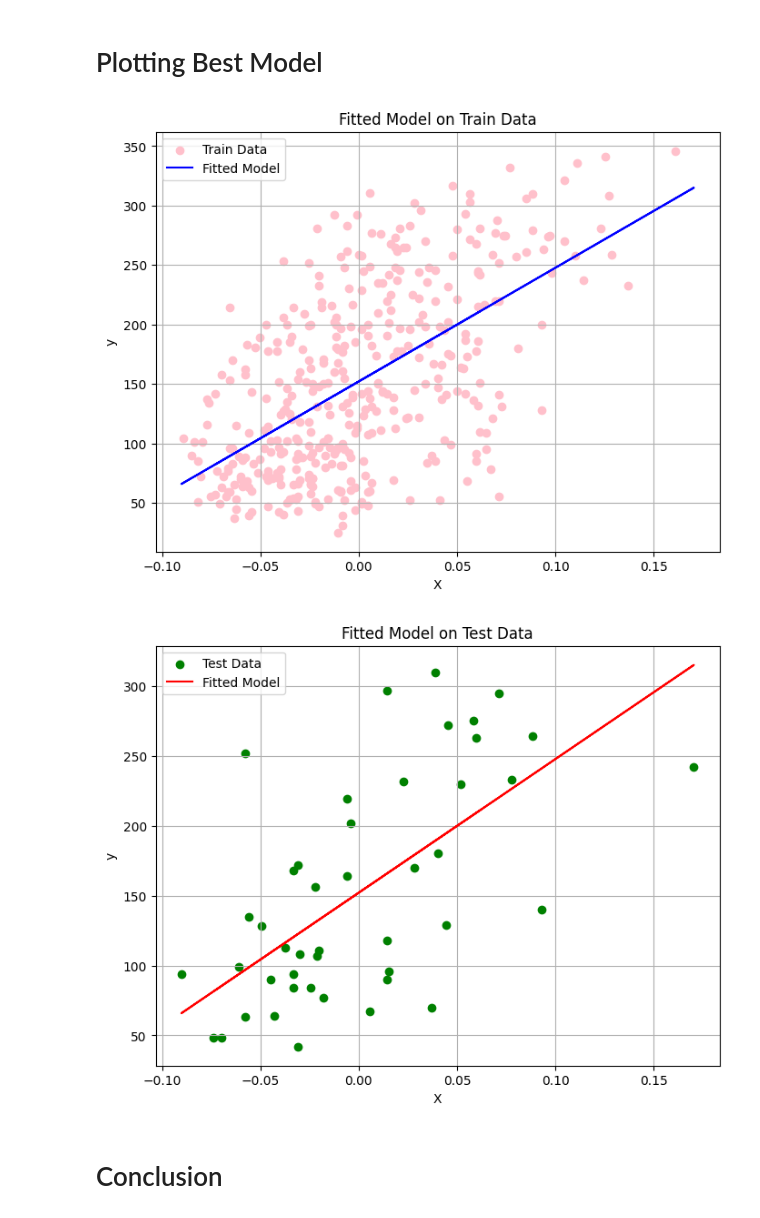
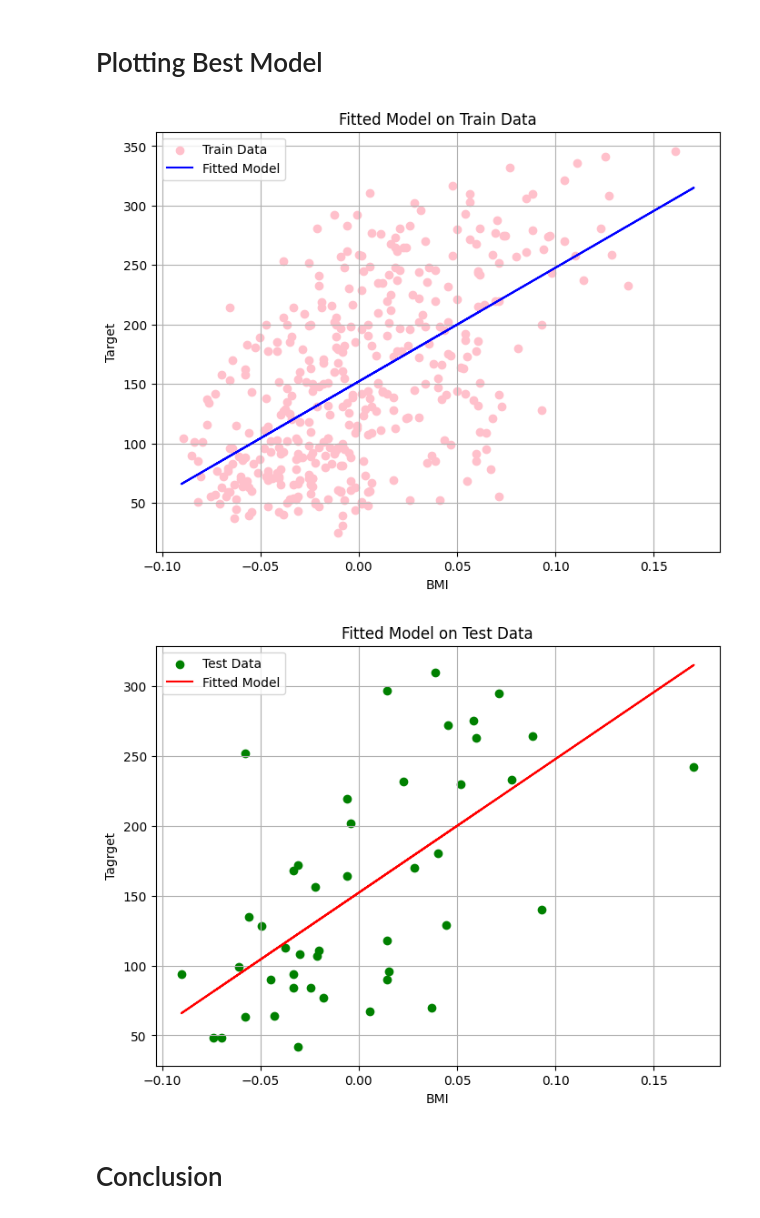
Before and after one commit to sumitsandhu/CSCN8010-labs, a Jupyter notebook: Lab_5.ipynb, the cells around one changed output. Cells and saved outputs as stored; diff of their text form; code cells hidden in the pictures.

```diff
--- a/Lab_5.ipynb
+++ b/Lab_5.ipynb
@@ -393,32 +393,32 @@ MAE on Test Set: 51.15
 # %%
 import matplotlib.pyplot as plt
 
 all_predictions = best_model.predict(X)
 
 
 plt.figure(figsize=(8, 6))
 plt.scatter(X_train, y_train, color='pink', label='Train Data')
 plt.plot(X, all_predictions, color='blue', label='Fitted Model')
 plt.title('Fitted Model on Train Data')
-plt.xlabel('X')
-plt.ylabel('y')
+plt.xlabel('BMI')
+plt.ylabel('Target')
 plt.legend()
 plt.grid(True)
 plt.show()
 
 
 plt.figure(figsize=(8, 6))
 plt.scatter(X_test, y_test, color='green', label='Test Data')
 plt.plot(X, all_predictions, color='red', label='Fitted Model')
 plt.title('Fitted Model on Test Data')
-plt.xlabel('X')
-plt.ylabel('y')
+plt.xlabel('BMI')
+plt.ylabel('Tagrget')
 plt.legend()
 plt.grid(True)
 plt.show()
 # %% [output]
-[figure, old version]
+[figure, new version]
-[figure, old version]
+[figure, new version]
 # %% [markdown]
 # Conclusion
 # %% [markdown]
```
